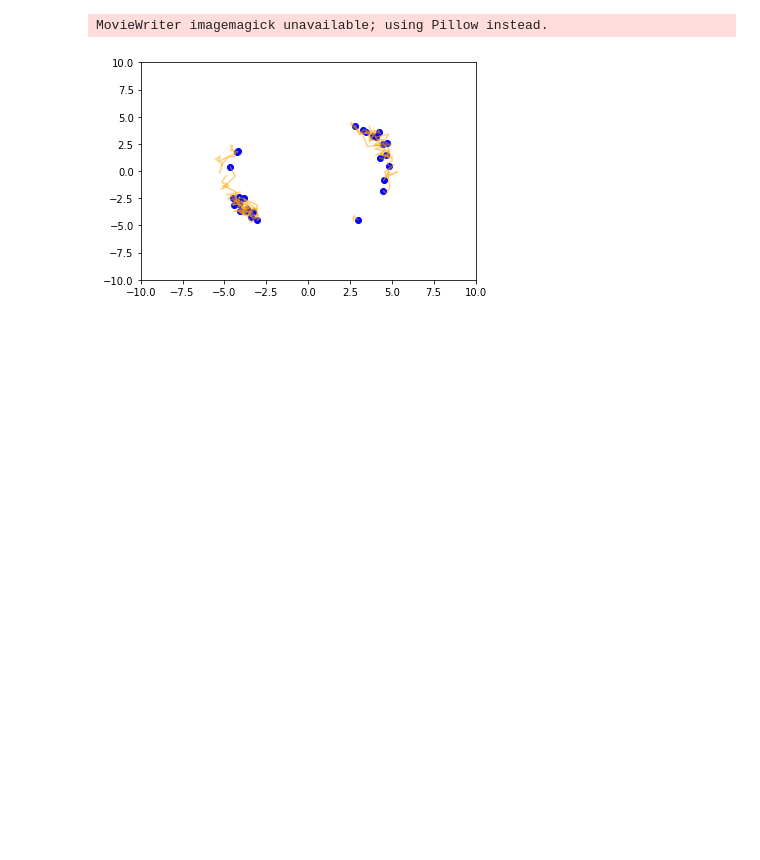
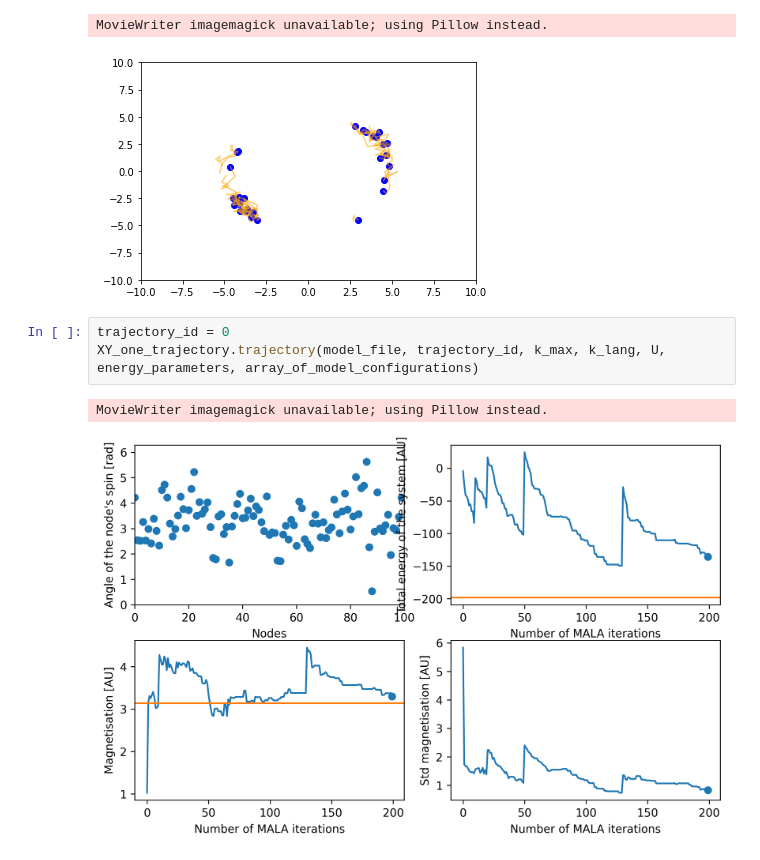
Before and after one commit to Huresa/ML_project, a Jupyter notebook: Adaptative-monte-carlo-augmented-with-normalizing-flows/run.ipynb, the cells around one changed output. Cells and saved outputs as stored; diff of their text form; blank space fills up the shorter version.

```diff
--- a/Adaptative-monte-carlo-augmented-with-normalizing-flows/run.ipynb
+++ b/Adaptative-monte-carlo-augmented-with-normalizing-flows/run.ipynb
@@ -54,3 +58,9 @@ density_2D.animation(model_file, n, k_max, array_of_model_configurations, histor
 # %% [output]
 MovieWriter imagemagick unavailable; using Pillow instead.
 [figure]
+# %%
+trajectory_id = 0
+XY_one_trajectory.trajectory(model_file, trajectory_id, k_max, k_lang, U, energy_parameters, array_of_model_configurations)
+# %% [output]
+MovieWriter imagemagick unavailable; using Pillow instead.
+[figure, added]
```
Also changed, not shown: parts of 4 cells of this notebook, 5 other files.
